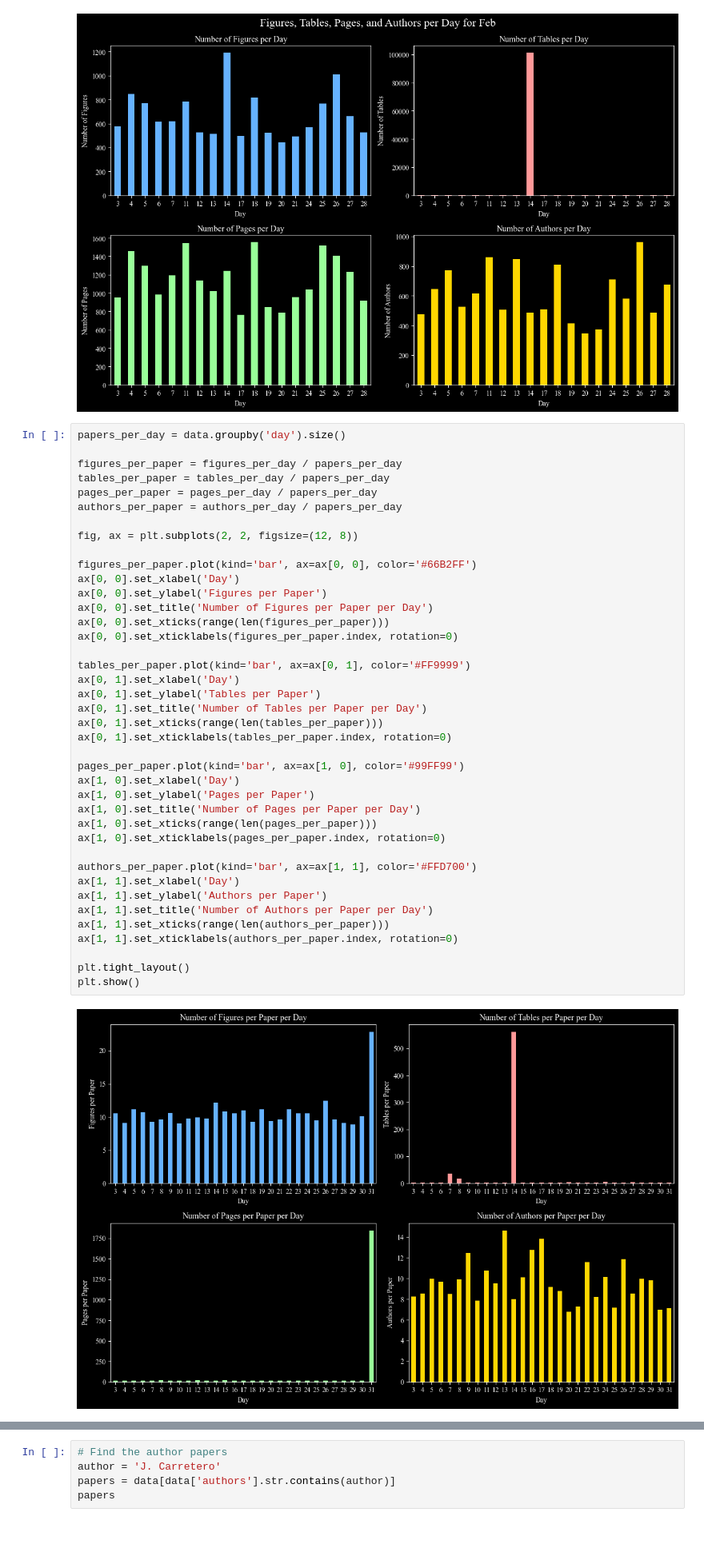
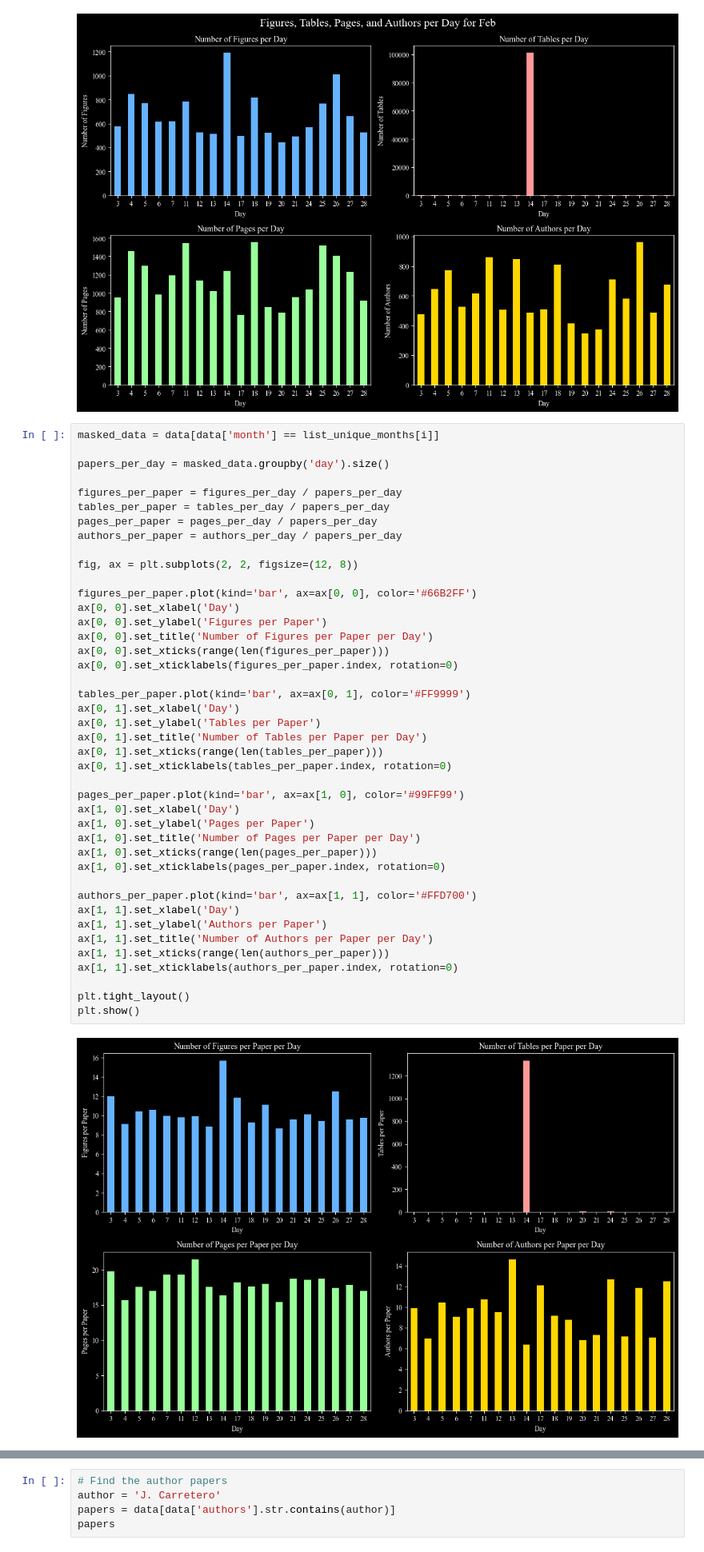
Before and after one commit to romms921/arXiver, a Jupyter notebook: stats.ipynb, the cells around one changed output, grey strips where cells are left out. Shown at 80% size. Cells and saved outputs as stored; diff of their text form.

```diff
--- a/stats.ipynb
+++ b/stats.ipynb
@@ -154,7 +154,9 @@ plt.show()
 # %% [output]
 [figure]
 # %%
-papers_per_day = data.groupby('day').size()
+masked_data = data[data['month'] == list_unique_months[i]]
+
+papers_per_day = masked_data.groupby('day').size()
 
 figures_per_paper = figures_per_day / papers_per_day
 tables_per_paper = tables_per_day / papers_per_day
@@ -167,34 +169,34 @@ figures_per_paper.plot(kind='bar', ax=ax[0, 0], color='#66B2FF')
 ax[0, 0].set_xlabel('Day')
 ax[0, 0].set_ylabel('Figures per Paper')
 ax[0, 0].set_title('Number of Figures per Paper per Day')
 ax[0, 0].set_xticks(range(len(figures_per_paper)))
 ax[0, 0].set_xticklabels(figures_per_paper.index, rotation=0)
 
 tables_per_paper.plot(kind='bar', ax=ax[0, 1], color='#FF9999')
 ax[0, 1].set_xlabel('Day')
 ax[0, 1].set_ylabel('Tables per Paper')
 ax[0, 1].set_title('Number of Tables per Paper per Day')
 ax[0, 1].set_xticks(range(len(tables_per_paper)))
 ax[0, 1].set_xticklabels(tables_per_paper.index, rotation=0)
 
 pages_per_paper.plot(kind='bar', ax=ax[1, 0], color='#99FF99')
 ax[1, 0].set_xlabel('Day')
 ax[1, 0].set_ylabel('Pages per Paper')
 ax[1, 0].set_title('Number of Pages per Paper per Day')
 ax[1, 0].set_xticks(range(len(pages_per_paper)))
 ax[1, 0].set_xticklabels(pages_per_paper.index, rotation=0)
 
 authors_per_paper.plot(kind='bar', ax=ax[1, 1], color='#FFD700')
 ax[1, 1].set_xlabel('Day')
 ax[1, 1].set_ylabel('Authors per Paper')
 ax[1, 1].set_title('Number of Authors per Paper per Day')
 ax[1, 1].set_xticks(range(len(authors_per_paper)))
 ax[1, 1].set_xticklabels(authors_per_paper.index, rotation=0)
 
 plt.tight_layout()
 plt.show()
 # %% [output]
-[figure, old version]
+[figure, new version]
 # %%
 submitted_papers_per_day = data.groupby('day')['submitted_journal'].count()
 published_papers_per_day = data.groupby('day')['published_journal'].count()
```
